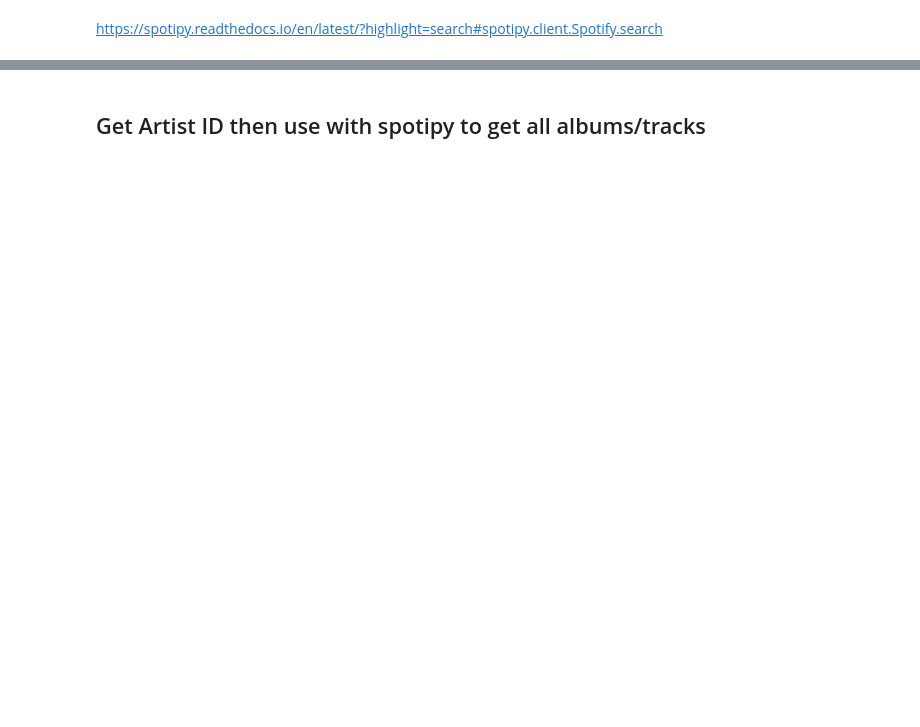
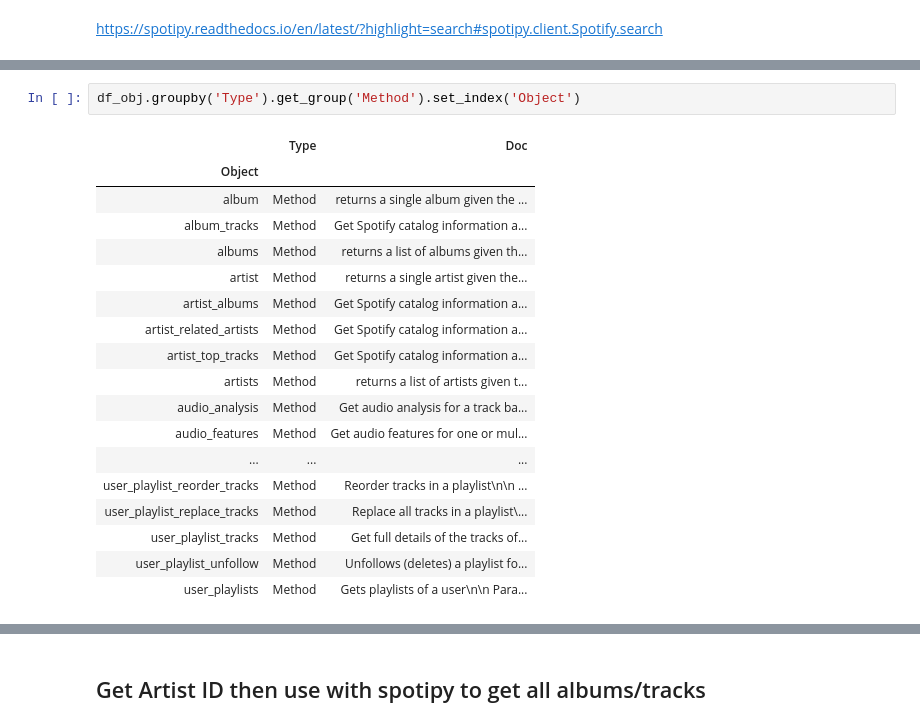
Before and after one commit to jirvingphd/fsds_pt_100719_cohort_notes, a Jupyter notebook: Instructor Notebooks/spotify_search.ipynb, the cells around one changed output, grey strips where cells are left out. Drawn from its saved outputs; the diff is of its cells as text; blank space fills up the shorter version.

```diff
--- a/Instructor Notebooks/spotify_search.ipynb
+++ b/Instructor Notebooks/spotify_search.ipynb
@@ -83,0 +200,21 @@ len(df)
+# %%
+df_obj.groupby('Type').get_group('Method').set_index('Object')
+# %% [output]
+|  | Type | Doc |
+| Object |  |  |
+| album | Method | returns a single album given the ... |
+| album_tracks | Method | Get Spotify catalog information a... |
+| albums | Method | returns a list of albums given th... |
+| artist | Method | returns a single artist given the... |
+| artist_albums | Method | Get Spotify catalog information a... |
+| artist_related_artists | Method | Get Spotify catalog information a... |
+| artist_top_tracks | Method | Get Spotify catalog information a... |
+| artists | Method | returns a list of artists given t... |
+| audio_analysis | Method | Get audio analysis for a track ba... |
+| audio_features | Method | Get audio features for one or mul... |
+| ... | ... | ... |
+| user_playlist_reorder_tracks | Method | Reorder tracks in a playlist\n\n ... |
+| user_playlist_replace_tracks | Method | Replace all tracks in a playlist\... |
+| user_playlist_tracks | Method | Get full details of the tracks of... |
+| user_playlist_unfollow | Method | Unfollows (deletes) a playlist fo... |
+| user_playlists | Method | Gets playlists of a user\n\n Para... |
```
Also changed, not shown: parts of 97 cells of this notebook, 3 other files.
